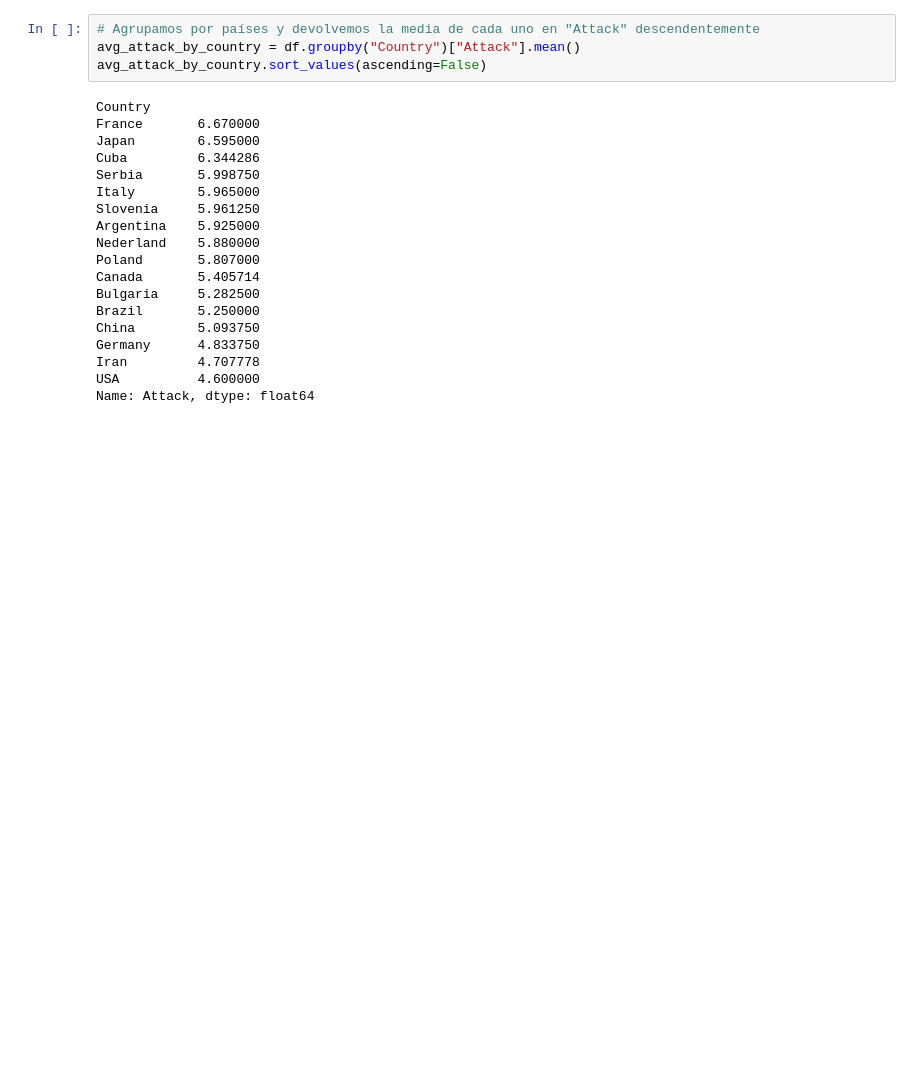
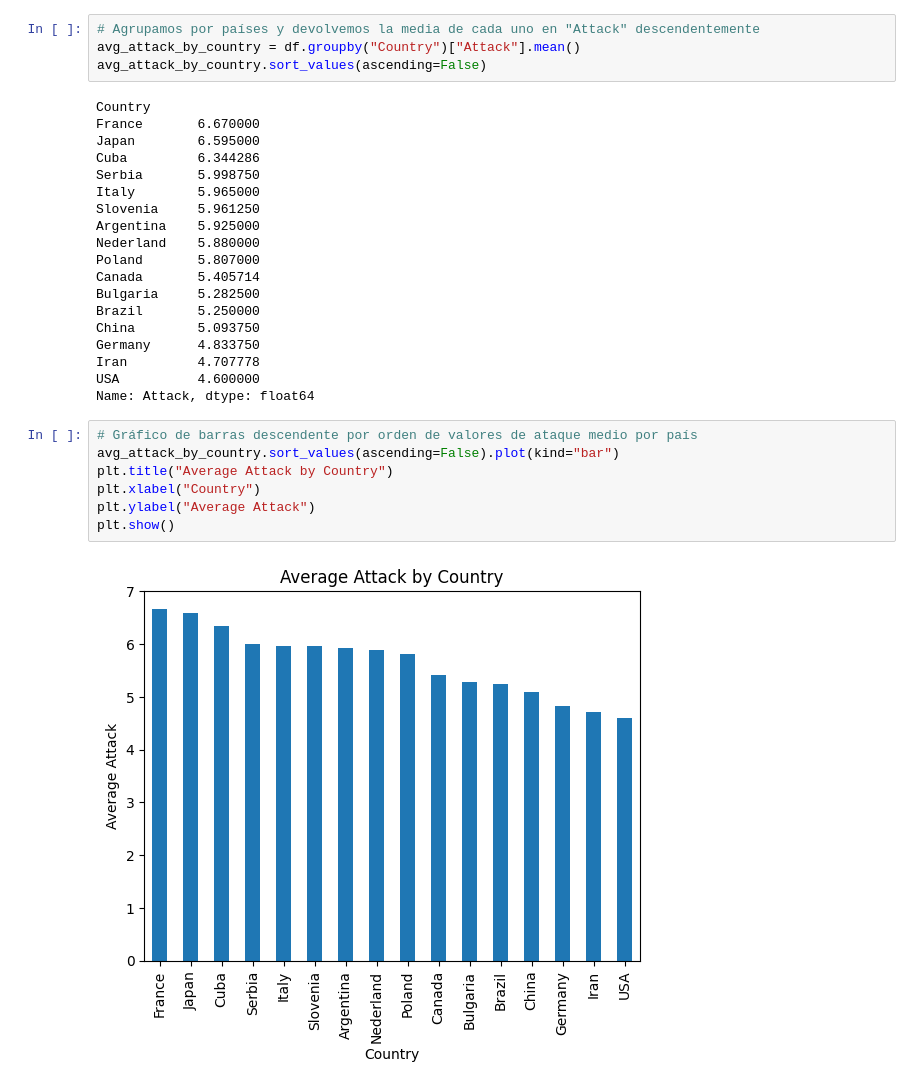
Before and after one commit to 98jperea/exploratory-data-analysis-volleybal-dataset, a Jupyter notebook: Notebook.ipynb, the cells around one changed output. Cells and saved outputs as stored; diff of their text form; blank space fills up the shorter version.

```diff
--- a/Notebook.ipynb
+++ b/Notebook.ipynb
@@ -183,3 +183,12 @@ Germany      4.833750
 Iran         4.707778
 USA          4.600000
 Name: Attack, dtype: float64
+# %%
+# Gráfico de barras descendente por orden de valores de ataque medio por país
+avg_attack_by_country.sort_values(ascending=False).plot(kind="bar")
+plt.title("Average Attack by Country")
+plt.xlabel("Country")
+plt.ylabel("Average Attack")
+plt.show()
+# %% [output]
+[figure, added]
```
Also changed, not shown: parts of 2 cells of this notebook.
